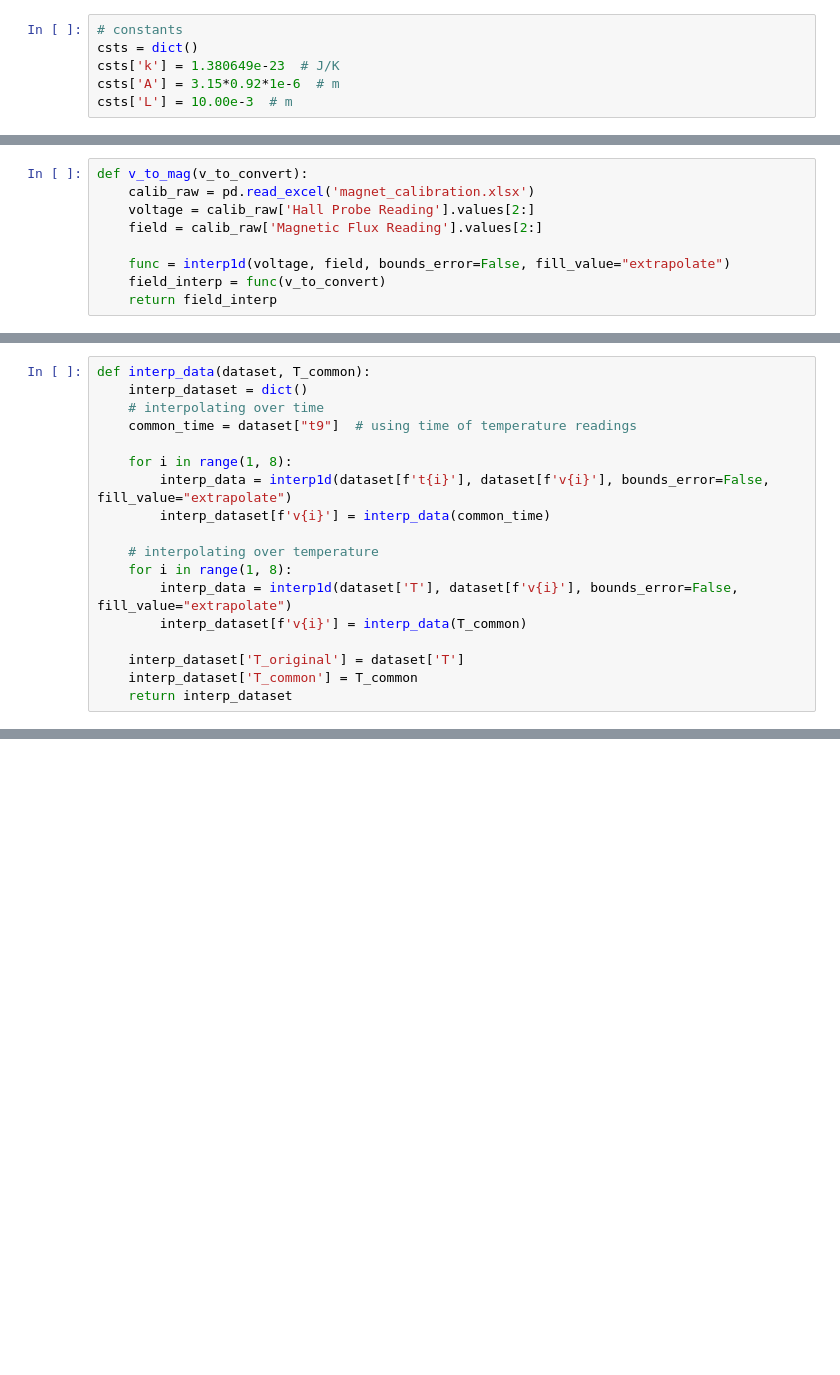
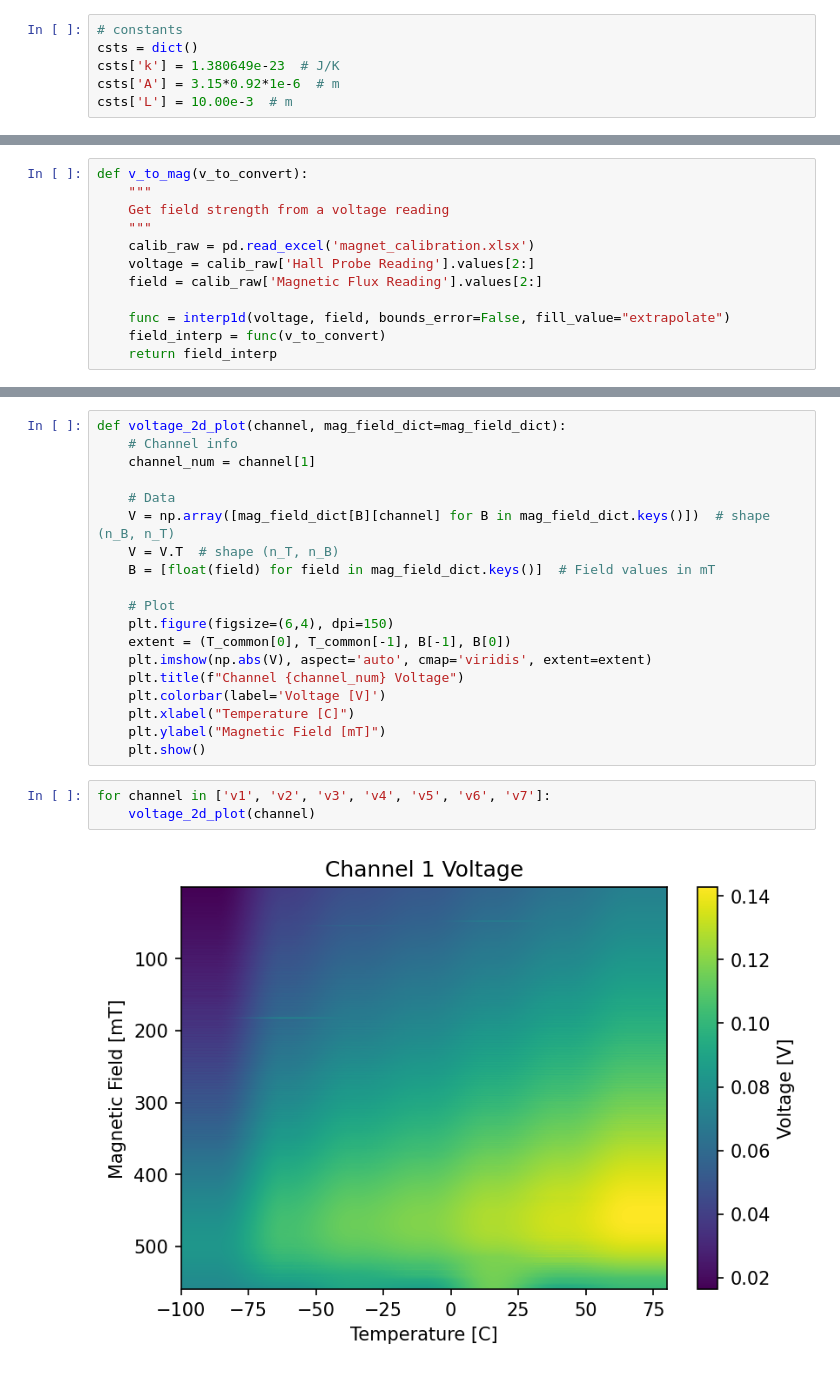
Before and after one commit to orpereira/PHYS469, a Jupyter notebook: hall_experiment/Hall_effect_post-interim.ipynb, the cells around one changed output, grey strips where cells are left out. Cells and saved outputs as stored; diff of their text form; blank space fills up the shorter version.

Commit message:
fixed interpolation and 2d plot of V

```diff
--- a/hall_experiment/Hall_effect_post-interim.ipynb
+++ b/hall_experiment/Hall_effect_post-interim.ipynb
@@ -19,5 +19,8 @@ csts['L'] = 10.00e-3  # m
 # %%
 def v_to_mag(v_to_convert):
+    """
+    Get field strength from a voltage reading
+    """
     calib_raw = pd.read_excel('magnet_calibration.xlsx')
     voltage = calib_raw['Hall Probe Reading'].values[2:]
     field = calib_raw['Magnetic Flux Reading'].values[2:]
@@ -32,22 +60,4 @@ def v_to_mag(v_to_convert):
 T_common = np.linspace(-100, 80, 1000) # Celcius
-# %%
-def interp_data(dataset, T_common):
-    interp_dataset = dict()
-    # interpolating over time
-    common_time = dataset["t9"]  # using time of temperature readings
-
-    for i in range(1, 8):
-        interp_data = interp1d(dataset[f't{i}'], dataset[f'v{i}'], bounds_error=False, fill_value="extrapolate")
-        interp_dataset[f'v{i}'] = interp_data(common_time)
-
-    # interpolating over temperature
-    for i in range(1, 8):
-        interp_data = interp1d(dataset['T'], dataset[f'v{i}'], bounds_error=False, fill_value="extrapolate")
-        interp_dataset[f'v{i}'] = interp_data(T_common)
-
-    interp_dataset['T_original'] = dataset['T']
-    interp_dataset['T_common'] = T_common
-    return interp_dataset
 # %%
 # read the files listed in the .txt and interpolate them
 mag_field_dict = dict()
@@ -82,0 +84,24 @@ TypeError: Invalid shape (1000,) for image data
+# %%
+def voltage_2d_plot(channel, mag_field_dict=mag_field_dict):
+    # Channel info
+    channel_num = channel[1]
+
+    # Data
+    V = np.array([mag_field_dict[B][channel] for B in mag_field_dict.keys()])  # shape (n_B, n_T)
+    V = V.T  # shape (n_T, n_B)
+    B = [float(field) for field in mag_field_dict.keys()]  # Field values in mT
+
+    # Plot
+    plt.figure(figsize=(6,4), dpi=150)
+    extent = (T_common[0], T_common[-1], B[-1], B[0])
+    plt.imshow(np.abs(V), aspect='auto', cmap='viridis', extent=extent)
+    plt.title(f"Channel {channel_num} Voltage")
+    plt.colorbar(label='Voltage [V]')
+    plt.xlabel("Temperature [C]")
+    plt.ylabel("Magnetic Field [mT]")
+    plt.show()
+# %%
+for channel in ['v1', 'v2', 'v3', 'v4', 'v5', 'v6', 'v7']:
+    voltage_2d_plot(channel)
+# %% [output]
+[figure, added]
```
Also changed, not shown: parts of 12 cells of this notebook, 1 other file.
